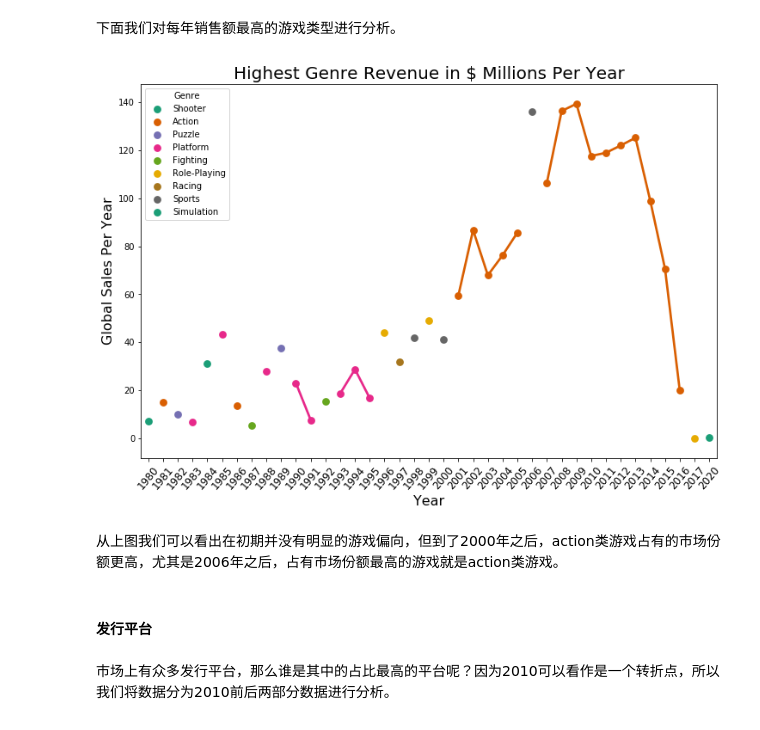
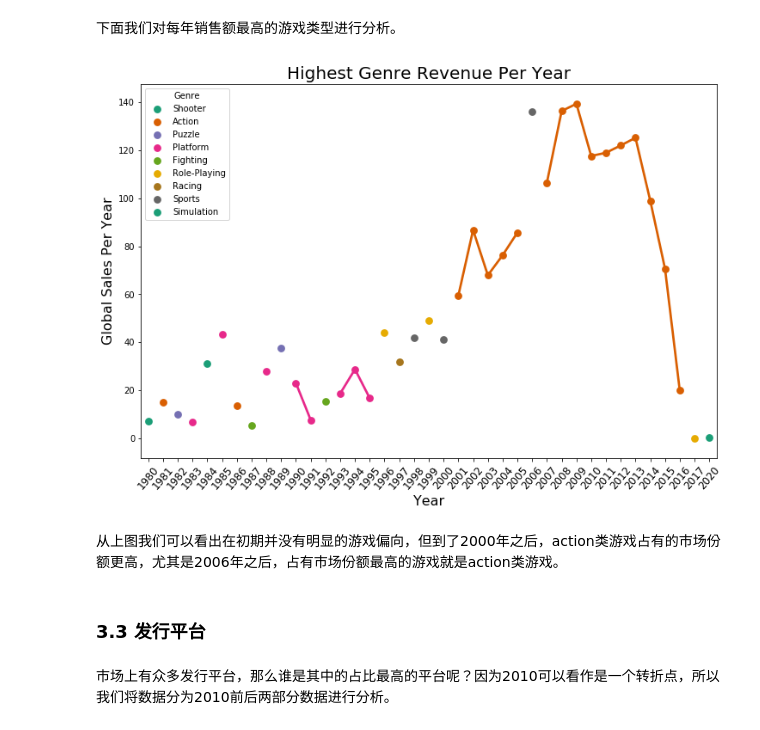
Before and after one commit to zzsynl126/data_mining_3, a Jupyter notebook: homework_3.ipynb, the cells around one changed output. Saved outputs shown, nothing was run; the diff lists cells and outputs as text; code cells hidden in the pictures.

```diff
--- a/homework_3.ipynb
+++ b/homework_3.ipynb
@@ -462,24 +480,24 @@ plt.show();
 # %%
 table = data.pivot_table('Global_Sales', index='Genre', columns='Year', aggfunc='sum')
 genres = table.idxmax()
 sales = table.max()
 years = table.columns.astype(int)
 data_s = pd.concat([genres, sales], axis=1)
 data_s.columns = ['Genre', 'Global Sales']
 
 plt.figure(figsize=(12,8))
 ax = sns.pointplot(y = 'Global Sales', x = years, hue='Genre', data=data_s, size=15, palette='Dark2')
 ax.set_xlabel(xlabel='Year', fontsize=16)
 ax.set_ylabel(ylabel='Global Sales Per Year', fontsize=16)
-ax.set_title(label='Highest Genre Revenue in $ Millions Per Year', fontsize=20)
+ax.set_title(label='Highest Genre Revenue Per Year', fontsize=20)
 ax.set_xticklabels(labels = years, fontsize=12, rotation=50)
 plt.show();
 # %% [output]
-[figure, old version]
+[figure, new version]
 # %% [markdown]
 从上图我们可以看出在初期并没有明显的游戏偏向，但到了2000年之后，action类游戏占有的市场份额更高，尤其是2006年之后，占有市场份额最高的游戏就是action类游戏。
 # %% [markdown]
-#### 发行平台
+### 3.3 发行平台
 # %% [markdown]
 市场上有众多发行平台，那么谁是其中的占比最高的平台呢？因为2010可以看作是一个转折点，所以我们将数据分为2010前后两部分数据进行分析。
 # %%
```
Also changed, not shown: parts of 25 cells of this notebook, 1 other file.
